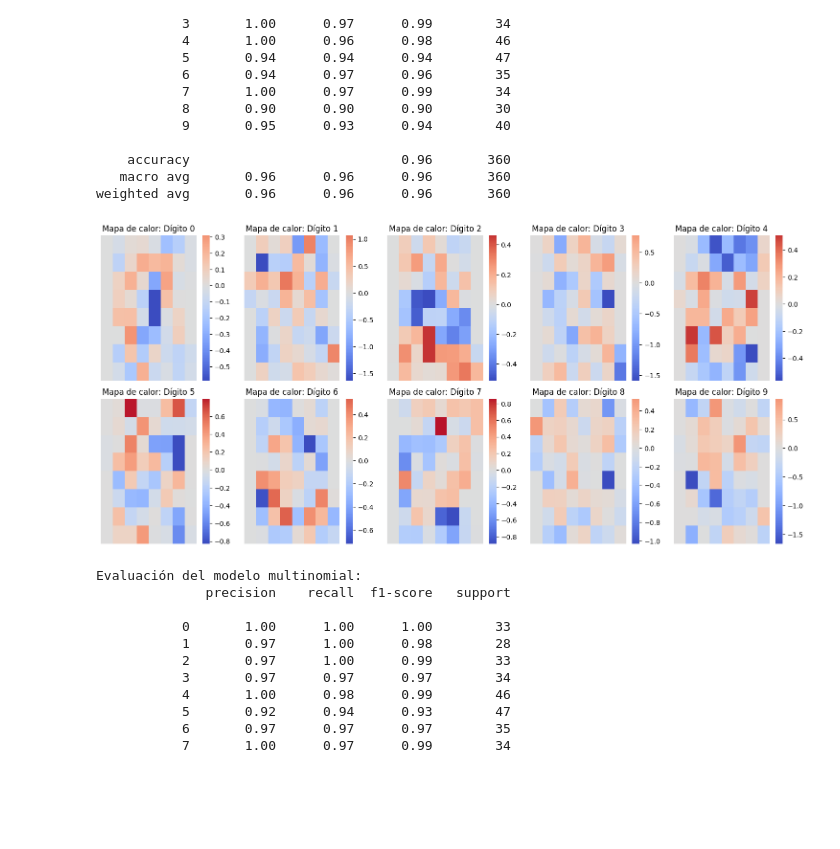
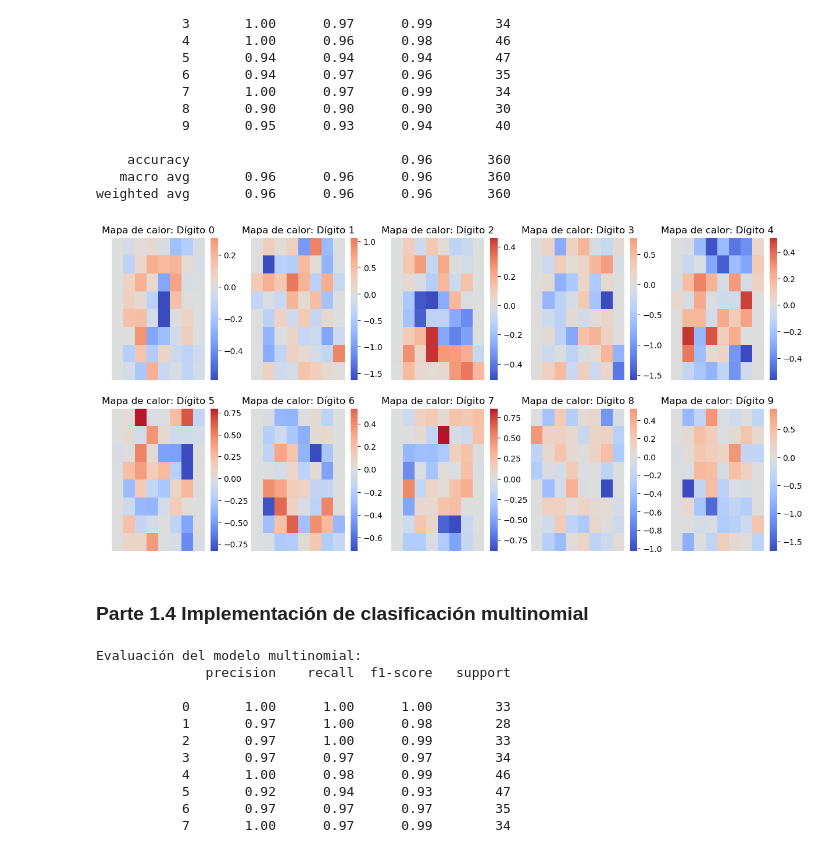
Before and after one commit to jclavijomartinez/IA2430, a Jupyter notebook: Proyecto1/JUAN-CLAVIJO-Proyecto1.ipynb, the cells around one changed output. Drawn from its saved outputs; the diff is of its cells as text; code cells hidden in the pictures; blank space fills up the shorter version.

```diff
--- a/Proyecto1/JUAN-CLAVIJO-Proyecto1.ipynb
+++ b/Proyecto1/JUAN-CLAVIJO-Proyecto1.ipynb
@@ -226,25 +218,27 @@ weighted avg       0.96      0.96      0.96       360
 # %%
 # Parte 1.3.3: Visualizar los pesos (θ) como un mapa de calor en una cuadrícula 2x5
 
 # Configurar la cuadrícula 2x5
 fig, axes = plt.subplots(2, 5, figsize=(15, 7))
 
 # Iterar sobre cada modelo y su dígito correspondiente
 for i, (digit, model) in enumerate(models.items()):
     # Reshape de los pesos en una matriz de 8x8
     weights = model.coef_.reshape(8, 8)
 
     # Seleccionar la posición de la cuadrícula
     ax = axes.flat[i]
 
     # Crear el mapa de calor en la posición correspondiente
     sns.heatmap(weights, annot=False, cmap="coolwarm", center=0, ax=ax)
     ax.set_title(f"Mapa de calor: Dígito {digit}")
     ax.axis("off")  # Ocultar los ejes para una visualización más limpia
 
 # Ajustar el espaciado entre los subplots para mejor visualización
-plt.tight_layout()
+#plt.tight_layout()
 plt.show()
 # %% [output]
-[figure, old version]
+[figure, new version]
+# %% [markdown]
+### Parte 1.4 Implementación de clasificación multinomial
 # %%
```
Also changed, not shown: parts of 19 cells of this notebook, 2 other files.
